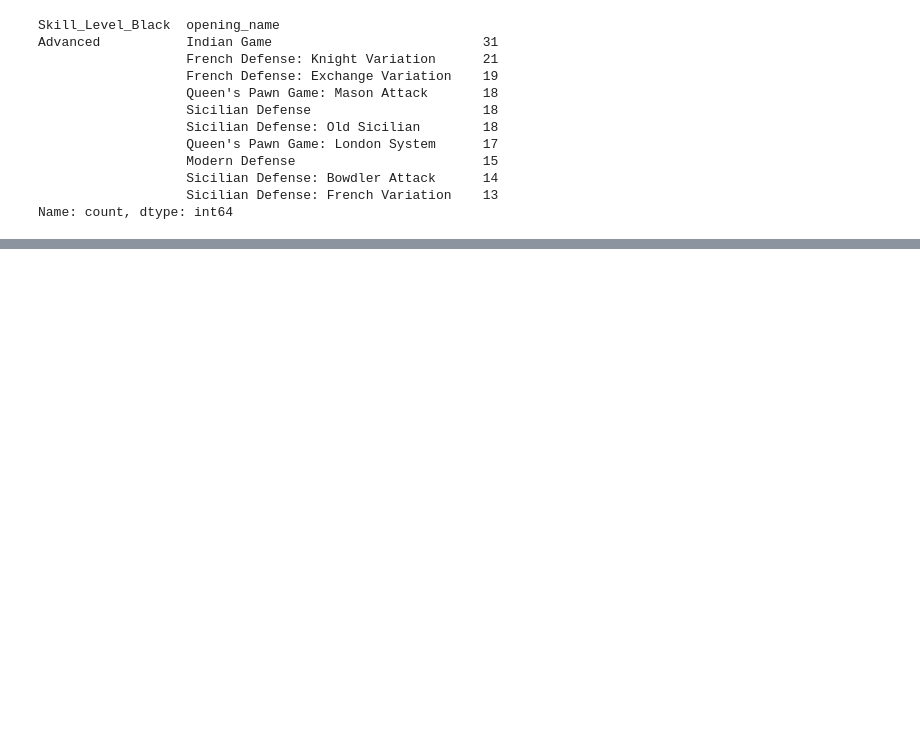
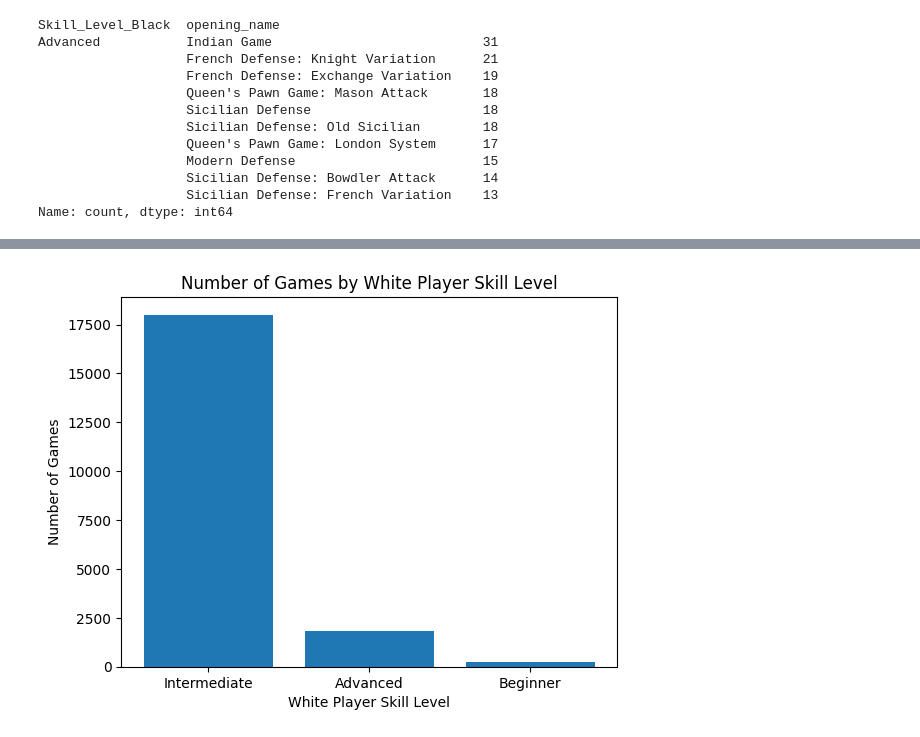
Before and after one commit to CarlChapman95/Chess_Games_Anaylsis, a Jupyter notebook: Chess.ipynb, the cells around one changed output, grey strips where cells are left out. Saved outputs shown, nothing was run; the diff lists cells and outputs as text; code cells hidden in the pictures; blank space fills up the shorter version.

```diff
--- a/Chess.ipynb
+++ b/Chess.ipynb
@@ -267,0 +280,12 @@ Name: count, dtype: int64
+# %%
+#How many games in each skill level?
+skill_counts = df['Skill_Level_White'].value_counts()
+
+plt.figure()
+plt.bar(skill_counts.index, skill_counts.values)
+plt.xlabel('White Player Skill Level')
+plt.ylabel('Number of Games')
+plt.title('Number of Games by White Player Skill Level')
+plt.show()
+# %% [output]
+[figure, added]
```
Also changed, not shown: parts of 2 cells of this notebook.
